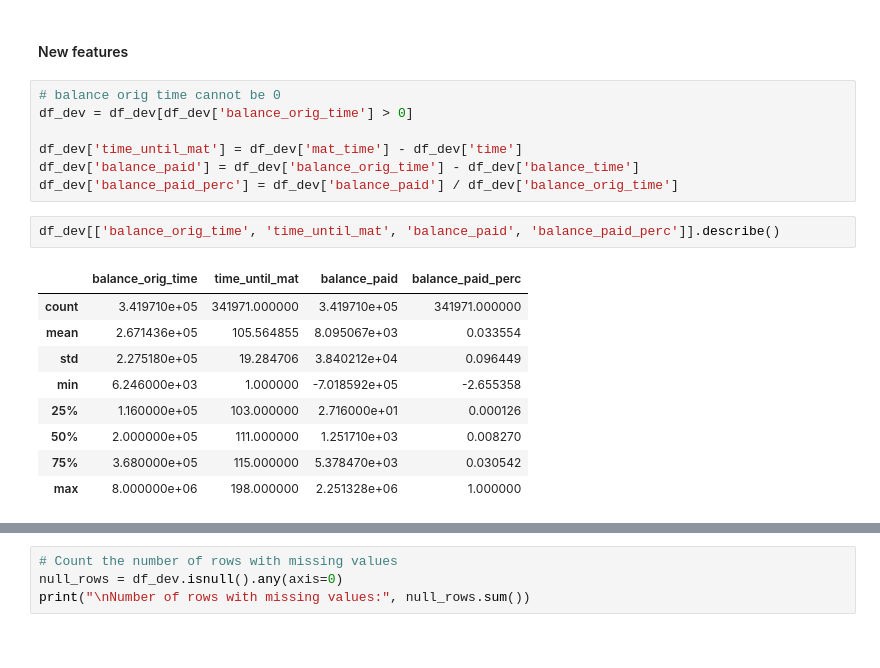
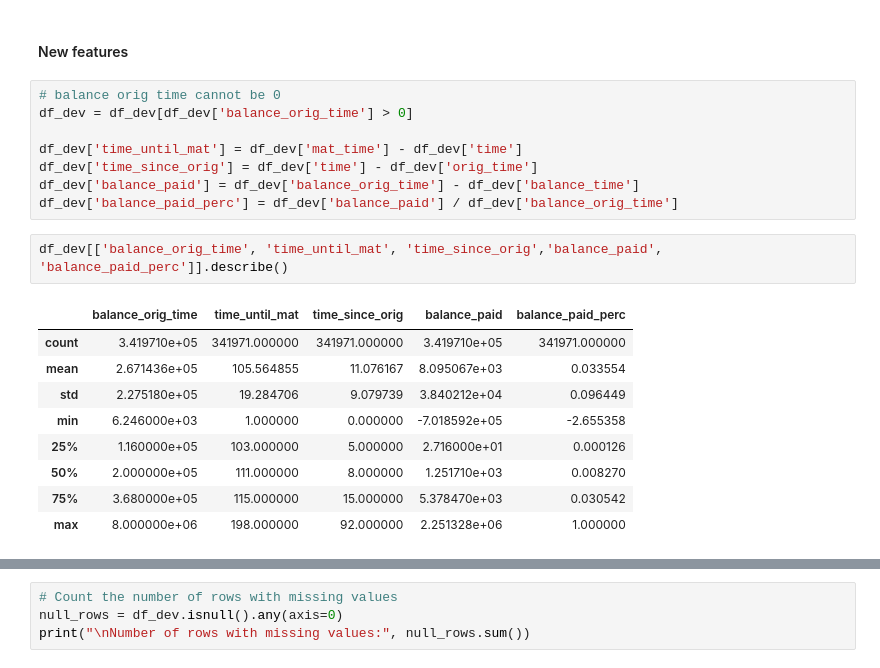
Before and after one commit to MaksimObukhov/pd_scorecard, a Jupyter notebook: main.ipynb, the cells around one changed output, grey strips where cells are left out. Saved outputs shown, nothing was run; the diff lists cells and outputs as text.

```diff
--- a/main.ipynb
+++ b/main.ipynb
@@ -84,20 +82,21 @@ Summary Statistics:
 df_dev = df_dev[df_dev['balance_orig_time'] > 0]
 
 df_dev['time_until_mat'] = df_dev['mat_time'] - df_dev['time']
+df_dev['time_since_orig'] = df_dev['time'] - df_dev['orig_time']
 df_dev['balance_paid'] = df_dev['balance_orig_time'] - df_dev['balance_time']
 df_dev['balance_paid_perc'] = df_dev['balance_paid'] / df_dev['balance_orig_time']
 # %%
-df_dev[['balance_orig_time', 'time_until_mat', 'balance_paid', 'balance_paid_perc']].describe()
+df_dev[['balance_orig_time', 'time_until_mat', 'time_since_orig','balance_paid', 'balance_paid_perc']].describe()
 # %% [output]
-|  | balance_orig_time | time_until_mat | balance_paid | balance_paid_perc |
-| count | 3.419710e+05 | 341971.000000 | 3.419710e+05 | 341971.000000 |
-| mean | 2.671436e+05 | 105.564855 | 8.095067e+03 | 0.033554 |
-| std | 2.275180e+05 | 19.284706 | 3.840212e+04 | 0.096449 |
-| min | 6.246000e+03 | 1.000000 | -7.018592e+05 | -2.655358 |
-| 25% | 1.160000e+05 | 103.000000 | 2.716000e+01 | 0.000126 |
-| 50% | 2.000000e+05 | 111.000000 | 1.251710e+03 | 0.008270 |
-| 75% | 3.680000e+05 | 115.000000 | 5.378470e+03 | 0.030542 |
-| max | 8.000000e+06 | 198.000000 | 2.251328e+06 | 1.000000 |
+|  | balance_orig_time | time_until_mat | time_since_orig | balance_paid | balance_paid_perc |
+| count | 3.419710e+05 | 341971.000000 | 341971.000000 | 3.419710e+05 | 341971.000000 |
+| mean | 2.671436e+05 | 105.564855 | 11.076167 | 8.095067e+03 | 0.033554 |
+| std | 2.275180e+05 | 19.284706 | 9.079739 | 3.840212e+04 | 0.096449 |
+| min | 6.246000e+03 | 1.000000 | 0.000000 | -7.018592e+05 | -2.655358 |
+| 25% | 1.160000e+05 | 103.000000 | 5.000000 | 2.716000e+01 | 0.000126 |
+| 50% | 2.000000e+05 | 111.000000 | 8.000000 | 1.251710e+03 | 0.008270 |
+| 75% | 3.680000e+05 | 115.000000 | 15.000000 | 5.378470e+03 | 0.030542 |
+| max | 8.000000e+06 | 198.000000 | 92.000000 | 2.251328e+06 | 1.000000 |
 # %%
 # Check for missing values
 print("\nMissing Values:")
```
Also changed, not shown: parts of 21 cells of this notebook.
